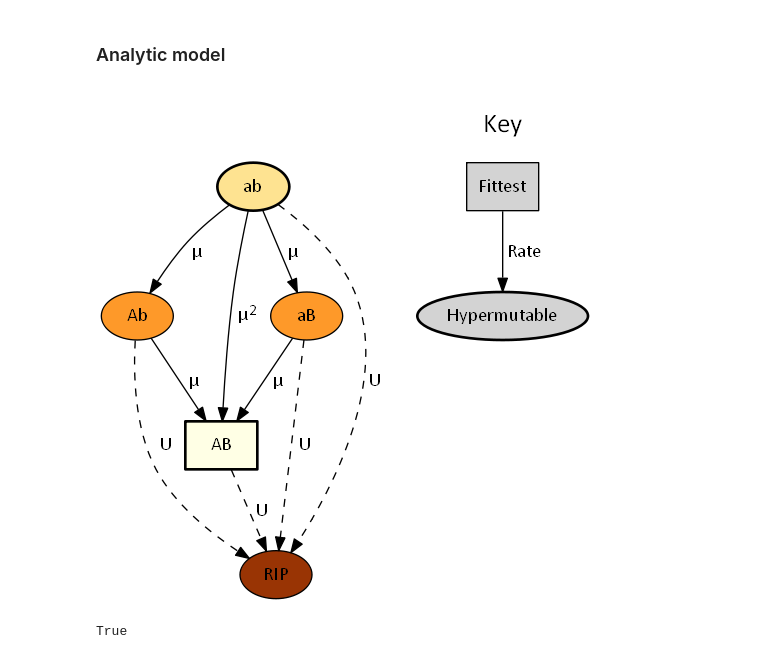
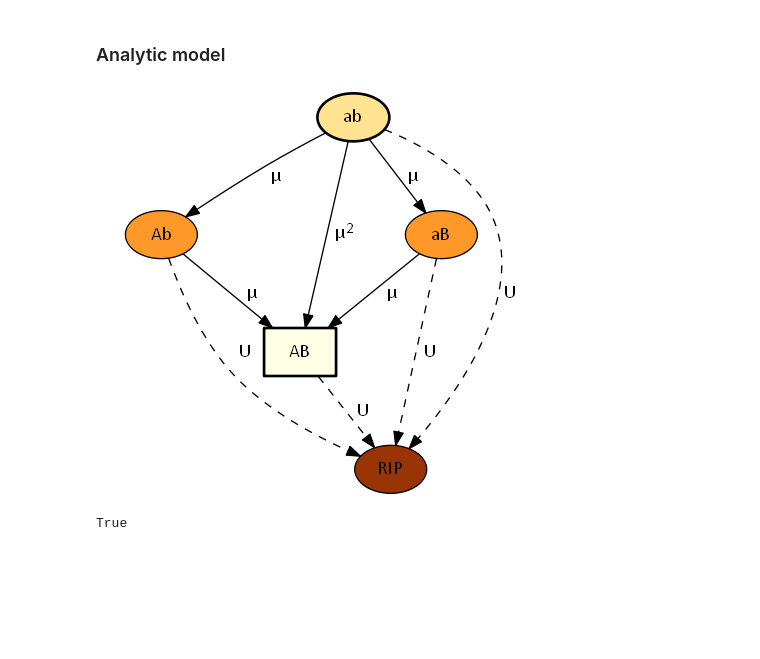
Before and after one commit to yoavram/ruggedsim, a Jupyter notebook: manuscript/figures.ipynb, the cells around one changed output. Cells and saved outputs as stored; diff of their text form; code cells hidden in the pictures; blank space fills up the shorter version.

Commit message:
key on separate graph

```diff
--- a/manuscript/figures.ipynb
+++ b/manuscript/figures.ipynb
@@ -346,39 +346,36 @@ def no_del(node):
     return node
 # %%
 graph = pydot.Dot(graph_type='digraph',strict=True)
+
 rip = pydot.Node("RIP", style="filled", fillcolor=colors[-3], fontname=fontname)
 graph.add_node(rip)
+
 for g in [x for x in genotypes if x.num_deleterious == 0]:
     graph.add_node(no_del(g.to_node()))
 
 for g in [x for x in genotypes if x.num_deleterious == 0]:
     for gs in [x for x in g.sons if x.num_deleterious == 0]:
         # single beneficial mutations
         edge = pydot.Edge(no_del(g.to_node()), no_del(gs.to_node()))
         edge.set_label(u" \u03BC")
         edge.set_fontname(fontname)
         graph.add_edge(edge)
     # deleterious mutation
     edge = pydot.Edge(no_del(g.to_node()), rip)
     edge.set_label(' U')
     edge.set_style('dashed')
     edge.set_fontname(fontname)
     graph.add_edge(edge)
 # double beneficial mutation
 edge = pydot.Edge('ab','AB')
 edge.set_label(u"<&nbsp;\u03BC<SUP>2</SUP>>")
 edge.set_fontname(fontname)
 graph.add_edge(edge)
 
-legend = pydot.Cluster('Key', label="Key", style='solid', color='#ffffff', fontsize=20, fontname=fontname)
-graph.add_subgraph(legend)
-legend.add_node(pydot.Node('Fittest', shape='rect', style="filled", fontname=fontname))
-legend.add_node(pydot.Node('Hypermutable', style='"bold,filled"', shape="oval", fontname=fontname))
-legend.add_edge(pydot.Edge('Fittest','Hypermutable', label=" Rate", fontname=fontname))
 graph.set_ratio(1)
 graph
 # %% [output]
-[figure, old version]
+[figure, new version]
 # %%
 graph.set_dpi(300)
 graph.write_png("fitness_landscape_analytic_model.png")
```
Also changed, not shown: parts of 3 cells of this notebook.
